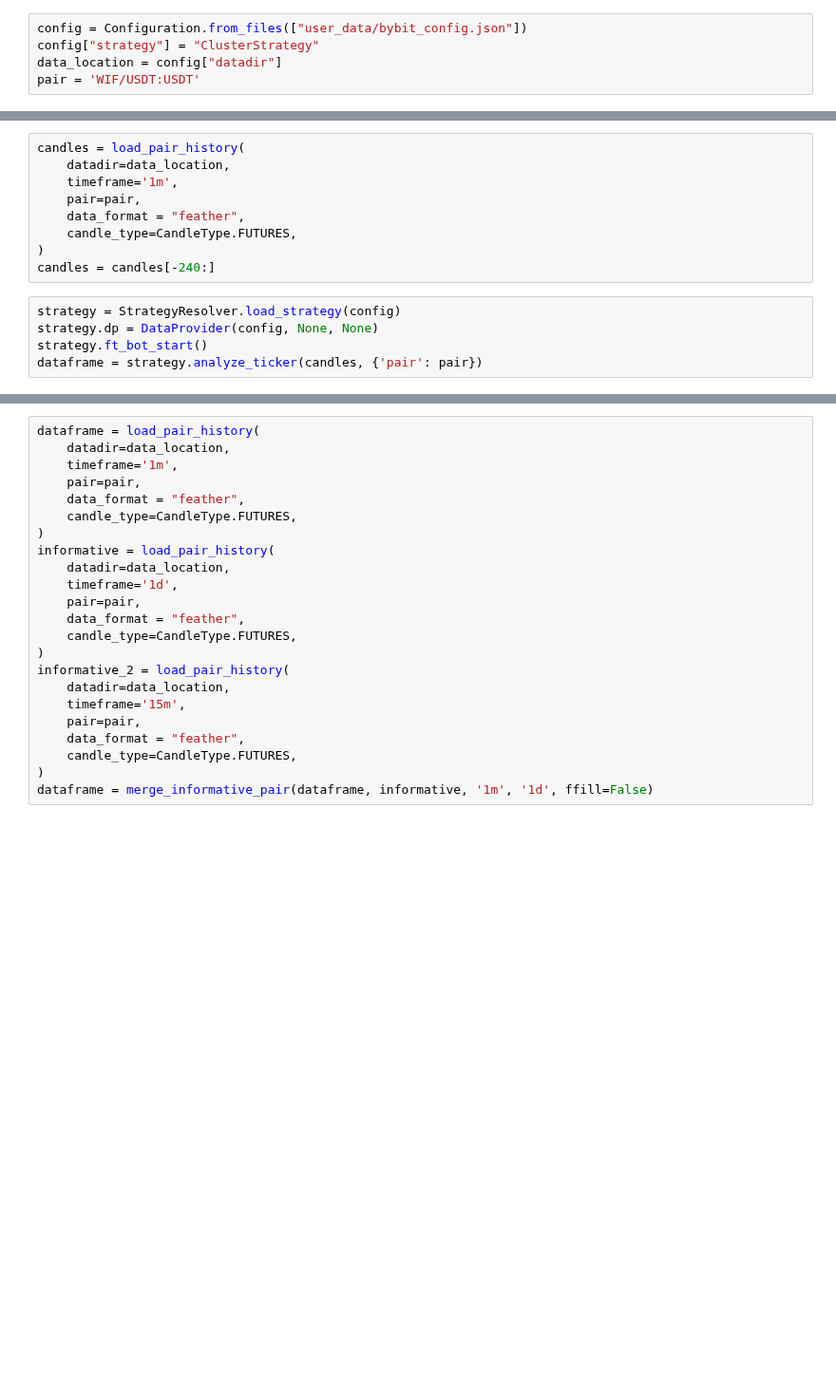
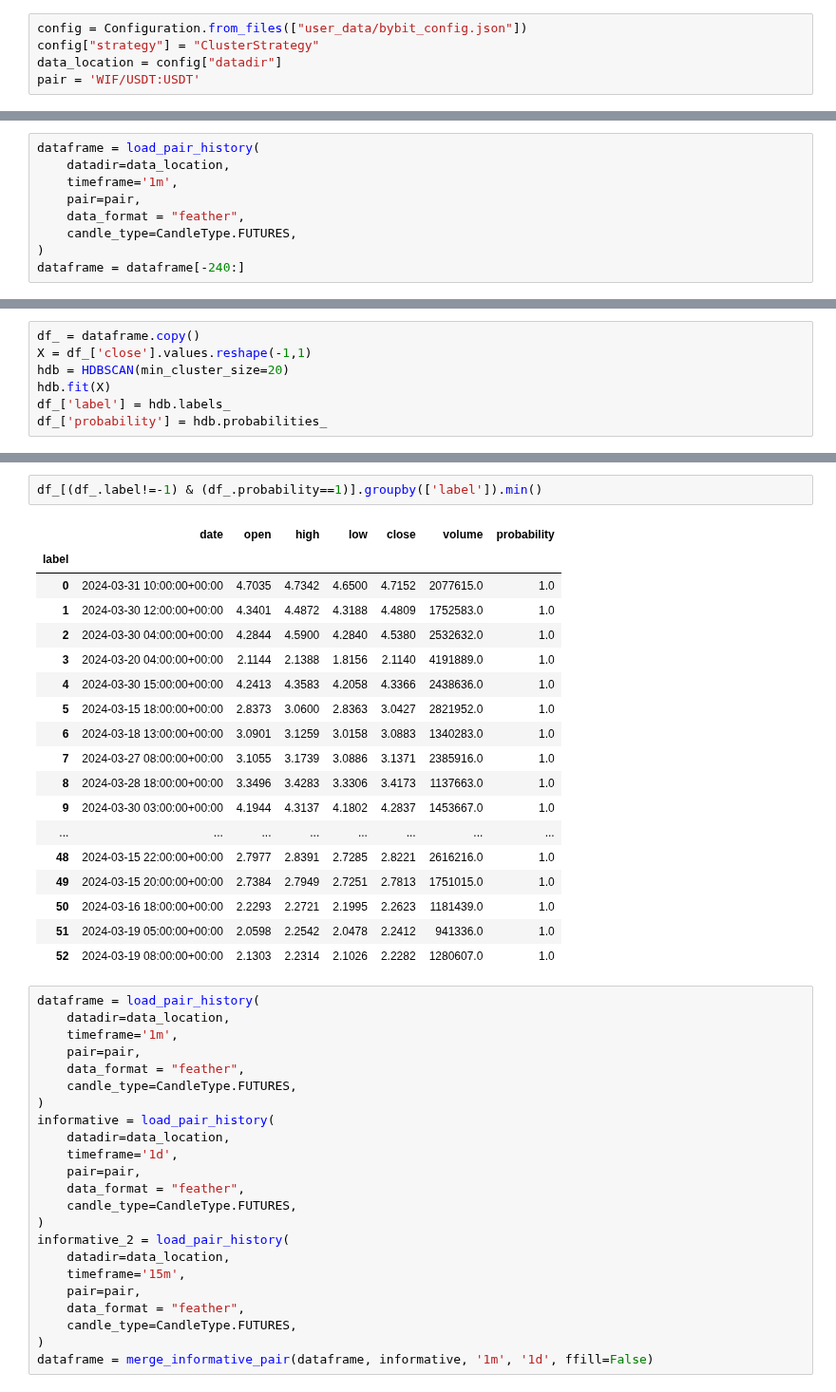
Before and after one commit to mohsenjfar/trade, a Jupyter notebook: user_data/notebooks/cluster_strategy_analysis.ipynb, the cells around one changed output, grey strips where cells are left out. Shown at 95% size. Cells and saved outputs as stored; diff of their text form; blank space fills up the shorter version.

```diff
--- a/user_data/notebooks/cluster_strategy_analysis.ipynb
+++ b/user_data/notebooks/cluster_strategy_analysis.ipynb
@@ -45,14 +81,9 @@ pair = 'WIF/USDT:USDT'
 # %%
-candles = load_pair_history(
+dataframe = load_pair_history(
     datadir=data_location,
     timeframe='1m',
     pair=pair,
     data_format = "feather",
     candle_type=CandleType.FUTURES,
 )
-candles = candles[-240:]
+dataframe = dataframe[-240:]
-# %%
-strategy = StrategyResolver.load_strategy(config)
-strategy.dp = DataProvider(config, None, None)
-strategy.ft_bot_start()
-dataframe = strategy.analyze_ticker(candles, {'pair': pair})
@@ -58,0 +125,7 @@ dataframe = strategy.analyze_ticker(candles, {'pair': pair})
+# %%
+df_ = dataframe.copy()
+X = df_['close'].values.reshape(-1,1)
+hdb = HDBSCAN(min_cluster_size=20)
+hdb.fit(X)
+df_['label'] = hdb.labels_
+df_['probability'] = hdb.probabilities_
@@ -59,3 +143,24 @@ dataframe = strategy.analyze_ticker(candles, {'pair': pair})
+# %%
+df_[(df_.label!=-1) & (df_.probability==1)].groupby(['label']).min()
+# %% [output]
+|  | date | open | high | low | close | volume | probability |
+| label |  |  |  |  |  |  |  |
+| 0 | 2024-03-31 10:00:00+00:00 | 4.7035 | 4.7342 | 4.6500 | 4.7152 | 2077615.0 | 1.0 |
+| 1 | 2024-03-30 12:00:00+00:00 | 4.3401 | 4.4872 | 4.3188 | 4.4809 | 1752583.0 | 1.0 |
+| 2 | 2024-03-30 04:00:00+00:00 | 4.2844 | 4.5900 | 4.2840 | 4.5380 | 2532632.0 | 1.0 |
+| 3 | 2024-03-20 04:00:00+00:00 | 2.1144 | 2.1388 | 1.8156 | 2.1140 | 4191889.0 | 1.0 |
+| 4 | 2024-03-30 15:00:00+00:00 | 4.2413 | 4.3583 | 4.2058 | 4.3366 | 2438636.0 | 1.0 |
+| 5 | 2024-03-15 18:00:00+00:00 | 2.8373 | 3.0600 | 2.8363 | 3.0427 | 2821952.0 | 1.0 |
+| 6 | 2024-03-18 13:00:00+00:00 | 3.0901 | 3.1259 | 3.0158 | 3.0883 | 1340283.0 | 1.0 |
+| 7 | 2024-03-27 08:00:00+00:00 | 3.1055 | 3.1739 | 3.0886 | 3.1371 | 2385916.0 | 1.0 |
+| 8 | 2024-03-28 18:00:00+00:00 | 3.3496 | 3.4283 | 3.3306 | 3.4173 | 1137663.0 | 1.0 |
+| 9 | 2024-03-30 03:00:00+00:00 | 4.1944 | 4.3137 | 4.1802 | 4.2837 | 1453667.0 | 1.0 |
+| ... | ... | ... | ... | ... | ... | ... | ... |
+| 48 | 2024-03-15 22:00:00+00:00 | 2.7977 | 2.8391 | 2.7285 | 2.8221 | 2616216.0 | 1.0 |
+| 49 | 2024-03-15 20:00:00+00:00 | 2.7384 | 2.7949 | 2.7251 | 2.7813 | 1751015.0 | 1.0 |
+| 50 | 2024-03-16 18:00:00+00:00 | 2.2293 | 2.2721 | 2.1995 | 2.2623 | 1181439.0 | 1.0 |
+| 51 | 2024-03-19 05:00:00+00:00 | 2.0598 | 2.2542 | 2.0478 | 2.2412 | 941336.0 | 1.0 |
+| 52 | 2024-03-19 08:00:00+00:00 | 2.1303 | 2.2314 | 2.1026 | 2.2282 | 1280607.0 | 1.0 |
 # %%
 dataframe = load_pair_history(
     datadir=data_location,
```
Also changed, not shown: parts of 24 cells of this notebook, 9 other files.
